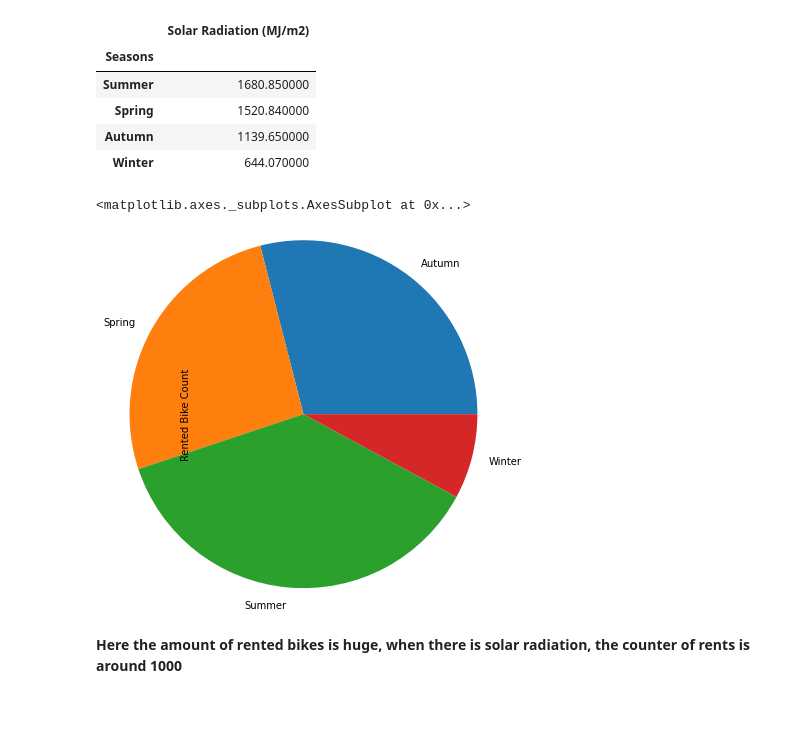
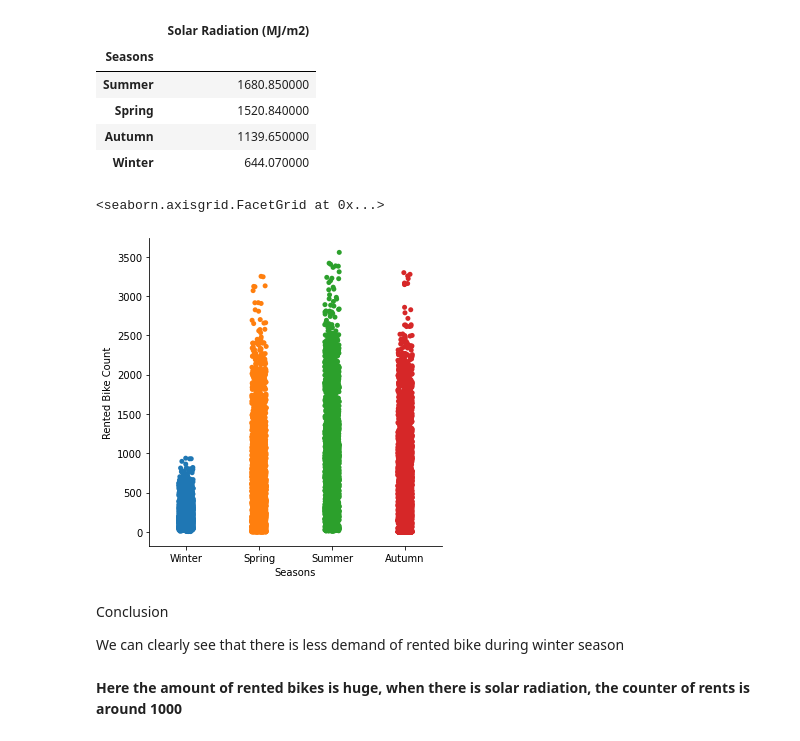
Before and after one commit to rohitrv8922/Bike-Sharing-Demand-Prediction, a Jupyter notebook: ROHIT_VERMA_(Bike_Sharing_Demand_Prediction_Capstone_Project).ipynb, the cells around one changed output. Drawn from its saved outputs; the diff is of its cells as text; code cells hidden in the pictures; blank space fills up the shorter version.

```diff
--- a/ROHIT_VERMA_(Bike_Sharing_Demand_Prediction_Capstone_Project).ipynb
+++ b/ROHIT_VERMA_(Bike_Sharing_Demand_Prediction_Capstone_Project).ipynb
@@ -272,9 +298,14 @@ df1VizSolarRadiation.style.background_gradient(cmap=sns.light_palette("red", as_
 | Spring | 1520.840000 |
 | Autumn | 1139.650000 |
 | Winter | 644.070000 |
-# %%
-bike_data.groupby('Seasons').sum()['Rented Bike Count'].plot.pie(radius=2)
-# %% [output]
-<matplotlib.axes._subplots.AxesSubplot at 0x...>
-[figure, removed]
+# %%
+#ploting cat plot for more info
+sns.catplot(x='Seasons',y='Rented Bike Count',data=bike_data)
+# %% [output]
+<seaborn.axisgrid.FacetGrid at 0x...>
+[figure, added]
+# %% [markdown]
+Conclusion
+
+We can clearly see that there is less demand of rented bike during winter season
 # %% [markdown]
```
Also changed, not shown: parts of 41 cells of this notebook.
